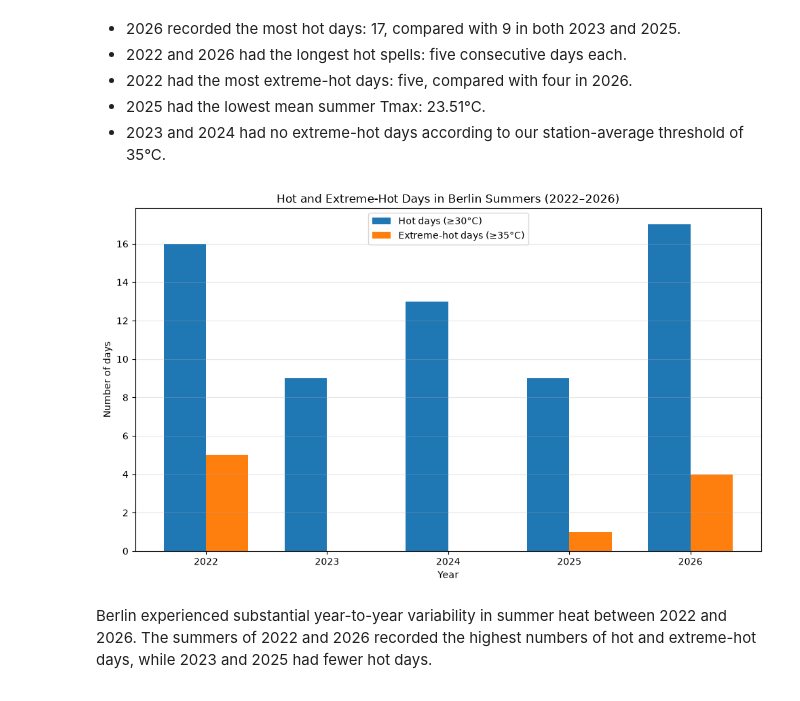
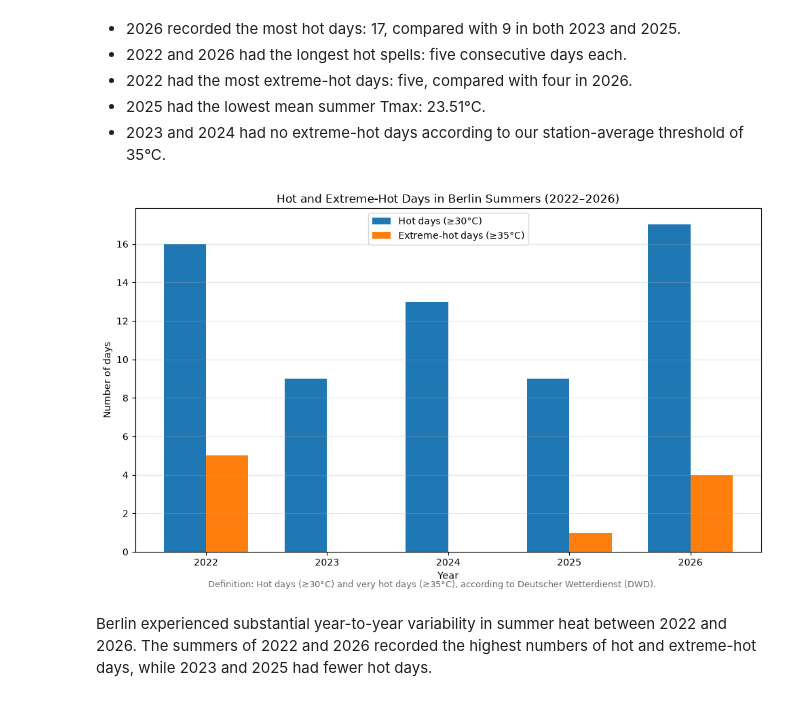
Before and after one commit to lodimarcello/Capstone_project_Lorenzo, a Jupyter notebook: final_analysis_weather.ipynb, the cells around one changed output. Drawn from its saved outputs; the diff is of its cells as text; code cells hidden in the pictures.

```diff
--- a/final_analysis_weather.ipynb
+++ b/final_analysis_weather.ipynb
@@ -558,34 +560,44 @@ import numpy as np
 
 # Compare hot and extreme-hot days by year
 plt.figure(figsize=(10, 6))
 
 x = np.arange(len(annual_heat_summary))
 width = 0.35
 
 plt.bar(
     x - width / 2,
     annual_heat_summary["hot_days_30C"],
     width,
     label="Hot days (≥30°C)"
 )
 
 plt.bar(
     x + width / 2,
     annual_heat_summary["extreme_hot_days_35C"],
     width,
     label="Extreme-hot days (≥35°C)"
 )
 
 plt.title("Hot and Extreme-Hot Days in Berlin Summers (2022–2026)")
 plt.xlabel("Year")
 plt.ylabel("Number of days")
 plt.xticks(x, annual_heat_summary["year"])
 plt.legend()
 plt.grid(axis="y", alpha=0.3)
+
+plt.figtext(
+    0.5,
+    0.01,
+    "Definition: Hot days (≥30°C) and very hot days (≥35°C), according to Deutscher Wetterdienst (DWD).",
+    ha="center",
+    fontsize=9,
+    color="dimgray"
+)
+
 plt.tight_layout()
 plt.show()
 # %% [output]
-[figure, old version]
+[figure, new version]
 # %% [markdown]
 Berlin experienced substantial year-to-year variability in summer heat between 2022 and 2026. The summers of 2022 and 2026 recorded the highest numbers of hot and extreme-hot days, while 2023 and 2025 had fewer hot days.
 # %%
```
Also changed, not shown: parts of 6 cells of this notebook, 7 other files.
